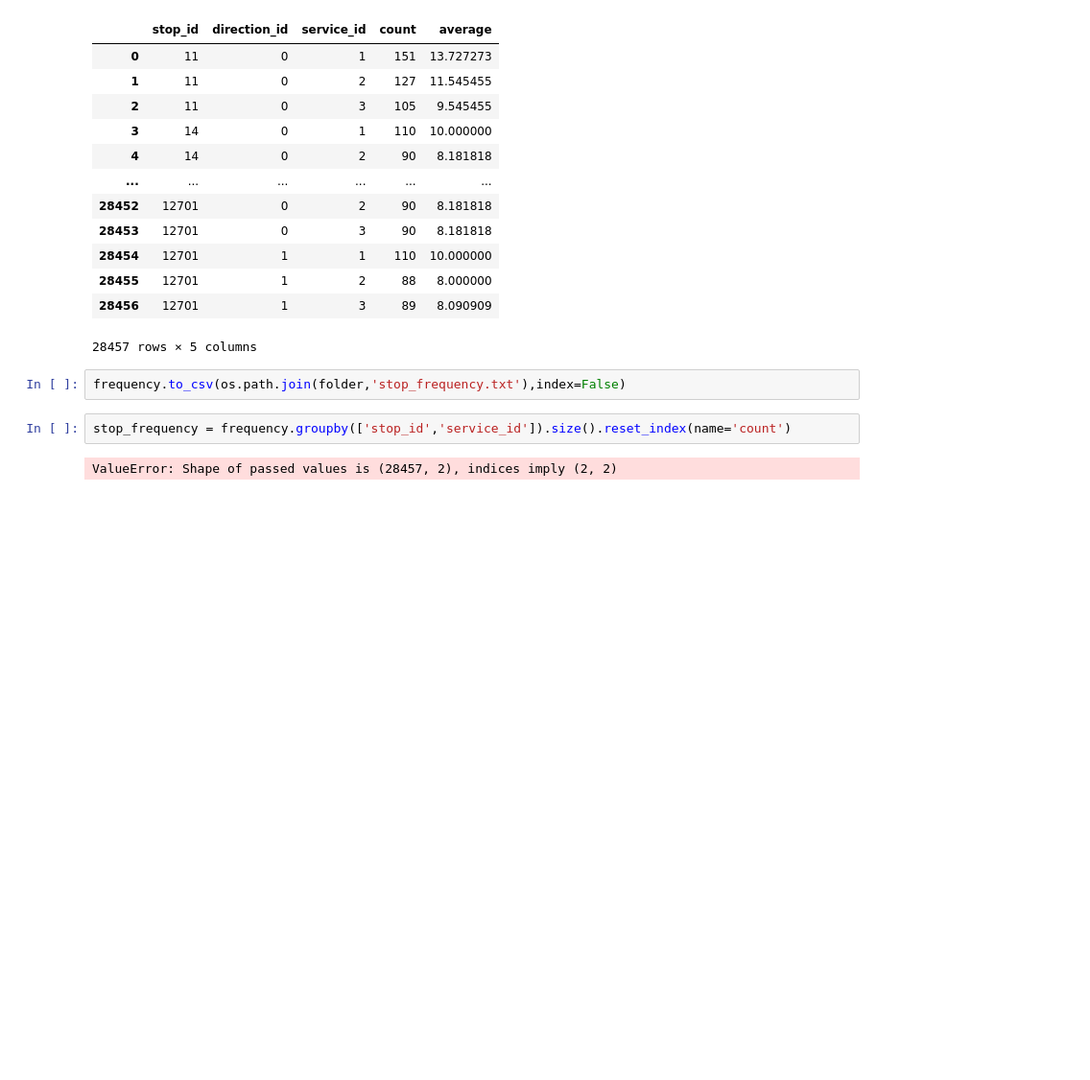
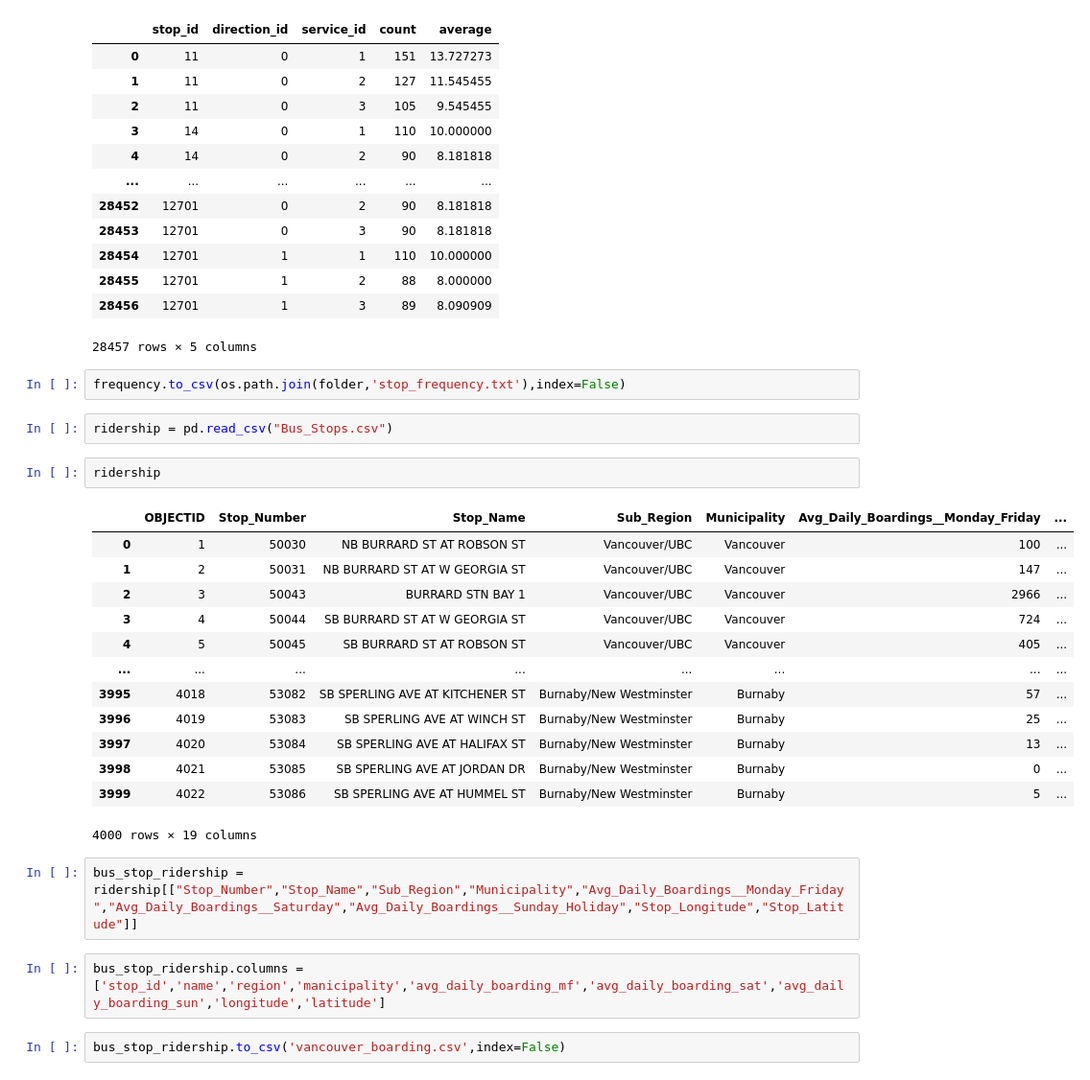
Before and after one commit to Tianyu-Wu/Multimedia_Carto, a Jupyter notebook: data/frequency/vancouver/Untitled.ipynb, the cells around one changed output. Shown: that part at 96% size. Saved outputs shown, nothing was run; the diff lists cells and outputs as text; blank space fills up the shorter version.

Commit message:
vancouver frequency

```diff
--- a/data/frequency/vancouver/Untitled.ipynb
+++ b/data/frequency/vancouver/Untitled.ipynb
@@ -133,7 +133,27 @@ frequency
 28457 rows × 5 columns
 # %%
 frequency.to_csv(os.path.join(folder,'stop_frequency.txt'),index=False)
-# %%
-stop_frequency = frequency.groupby(['stop_id','service_id']).size().reset_index(name='count')
-# %% [output]
-ValueError: Shape of passed values is (28457, 2), indices imply (2, 2)
+# %%
+ridership = pd.read_csv("Bus_Stops.csv")
+# %%
+ridership
+# %% [output]
+|  | OBJECTID | Stop_Number | Stop_Name | Sub_Region | Municipality | Avg_Daily_Boardings__Monday_Friday | ... |
+| 0 | 1 | 50030 | NB BURRARD ST AT ROBSON ST | Vancouver/UBC | Vancouver | 100 | ... |
+| 1 | 2 | 50031 | NB BURRARD ST AT W GEORGIA ST | Vancouver/UBC | Vancouver | 147 | ... |
+| 2 | 3 | 50043 | BURRARD STN BAY 1 | Vancouver/UBC | Vancouver | 2966 | ... |
+| 3 | 4 | 50044 | SB BURRARD ST AT W GEORGIA ST | Vancouver/UBC | Vancouver | 724 | ... |
+| 4 | 5 | 50045 | SB BURRARD ST AT ROBSON ST | Vancouver/UBC | Vancouver | 405 | ... |
+| ... | ... | ... | ... | ... | ... | ... | ... |
+| 3995 | 4018 | 53082 | SB SPERLING AVE AT KITCHENER ST | Burnaby/New Westminster | Burnaby | 57 | ... |
+| 3996 | 4019 | 53083 | SB SPERLING AVE AT WINCH ST | Burnaby/New Westminster | Burnaby | 25 | ... |
+| 3997 | 4020 | 53084 | SB SPERLING AVE AT HALIFAX ST | Burnaby/New Westminster | Burnaby | 13 | ... |
+| 3998 | 4021 | 53085 | SB SPERLING AVE AT JORDAN DR | Burnaby/New Westminster | Burnaby | 0 | ... |
+| 3999 | 4022 | 53086 | SB SPERLING AVE AT HUMMEL ST | Burnaby/New Westminster | Burnaby | 5 | ... |
+4000 rows × 19 columns
+# %%
+bus_stop_ridership = ridership[["Stop_Number","Stop_Name","Sub_Region","Municipality","Avg_Daily_Boardings__Monday_Friday","Avg_Daily_Boardings__Saturday","Avg_Daily_Boardings__Sunday_Holiday","Stop_Longitude","Stop_Latitude"]]
+# %%
+bus_stop_ridership.columns = ['stop_id','name','region','manicipality','avg_daily_boarding_mf','avg_daily_boarding_sat','avg_daily_boarding_sun','longitude','latitude']
+# %%
+bus_stop_ridership.to_csv('vancouver_boarding.csv',index=False)
```
Also changed, not shown: parts of 5 cells of this notebook, 11 other files.
